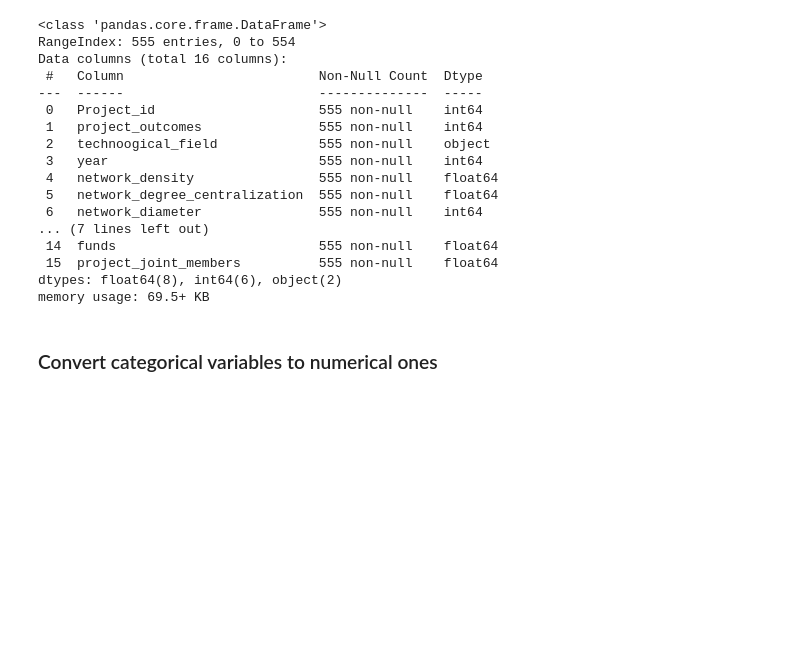
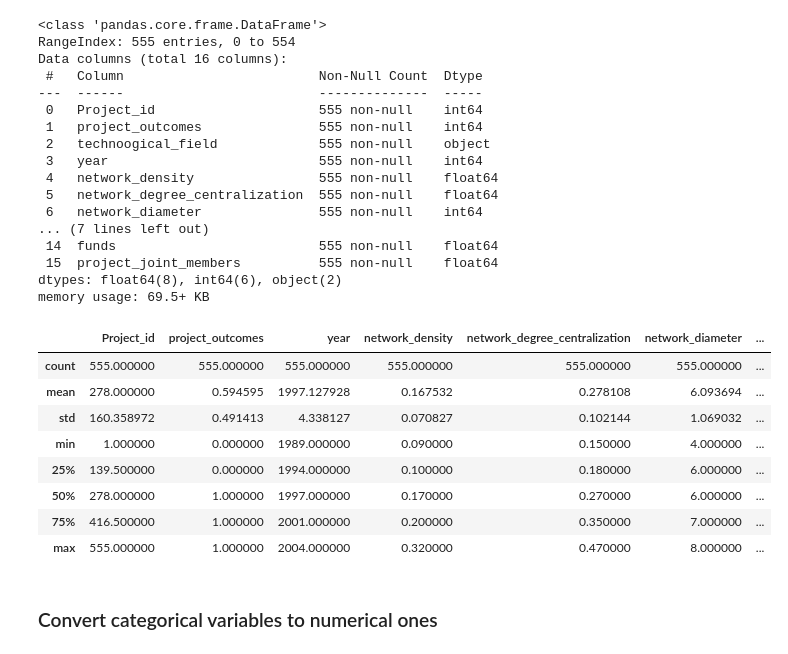
Before and after one commit to jmonbris/TPM034A_mini_project, a Jupyter notebook: Mini-project 2 - R&D Innovation.ipynb, the cells around one changed output. Cells and saved outputs as stored; diff of their text form; code cells hidden in the pictures; blank space fills up the shorter version.

```diff
--- a/Mini-project 2 - R&D Innovation.ipynb
+++ b/Mini-project 2 - R&D Innovation.ipynb
@@ -117,6 +120,18 @@ Data columns (total 16 columns):
  15  project_joint_members          555 non-null    float64
 dtypes: float64(8), int64(6), object(2)
 memory usage: 69.5+ KB
+# %%
+df.describe()
+# %% [output]
+|  | Project_id | project_outcomes | year | network_density | network_degree_centralization | network_diameter | ... |
+| count | 555.000000 | 555.000000 | 555.000000 | 555.000000 | 555.000000 | 555.000000 | ... |
+| mean | 278.000000 | 0.594595 | 1997.127928 | 0.167532 | 0.278108 | 6.093694 | ... |
+| std | 160.358972 | 0.491413 | 4.338127 | 0.070827 | 0.102144 | 1.069032 | ... |
+| min | 1.000000 | 0.000000 | 1989.000000 | 0.090000 | 0.150000 | 4.000000 | ... |
+| 25% | 139.500000 | 0.000000 | 1994.000000 | 0.100000 | 0.180000 | 6.000000 | ... |
+| 50% | 278.000000 | 1.000000 | 1997.000000 | 0.170000 | 0.270000 | 6.000000 | ... |
+| 75% | 416.500000 | 1.000000 | 2001.000000 | 0.200000 | 0.350000 | 7.000000 | ... |
+| max | 555.000000 | 1.000000 | 2004.000000 | 0.320000 | 0.470000 | 8.000000 | ... |
 # %% [markdown]
 ### Convert categorical variables to numerical ones
 # %%
```
Also changed, not shown: parts of 20 cells of this notebook.
